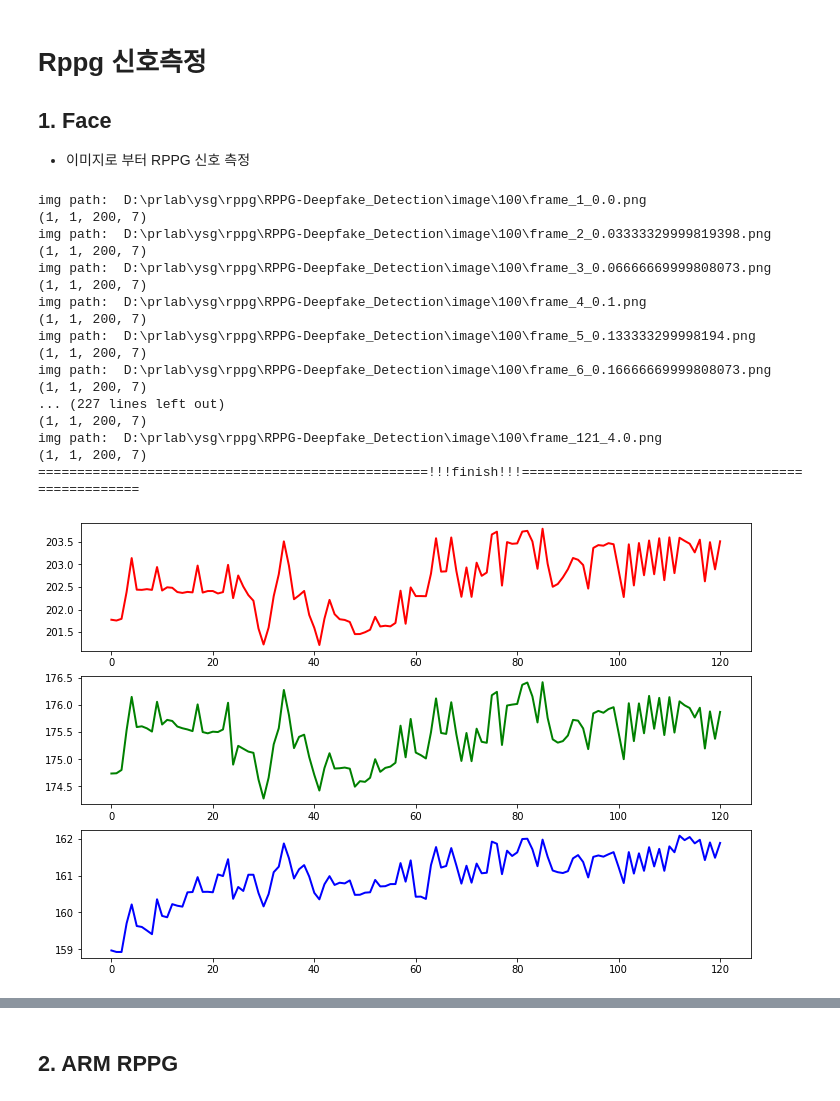
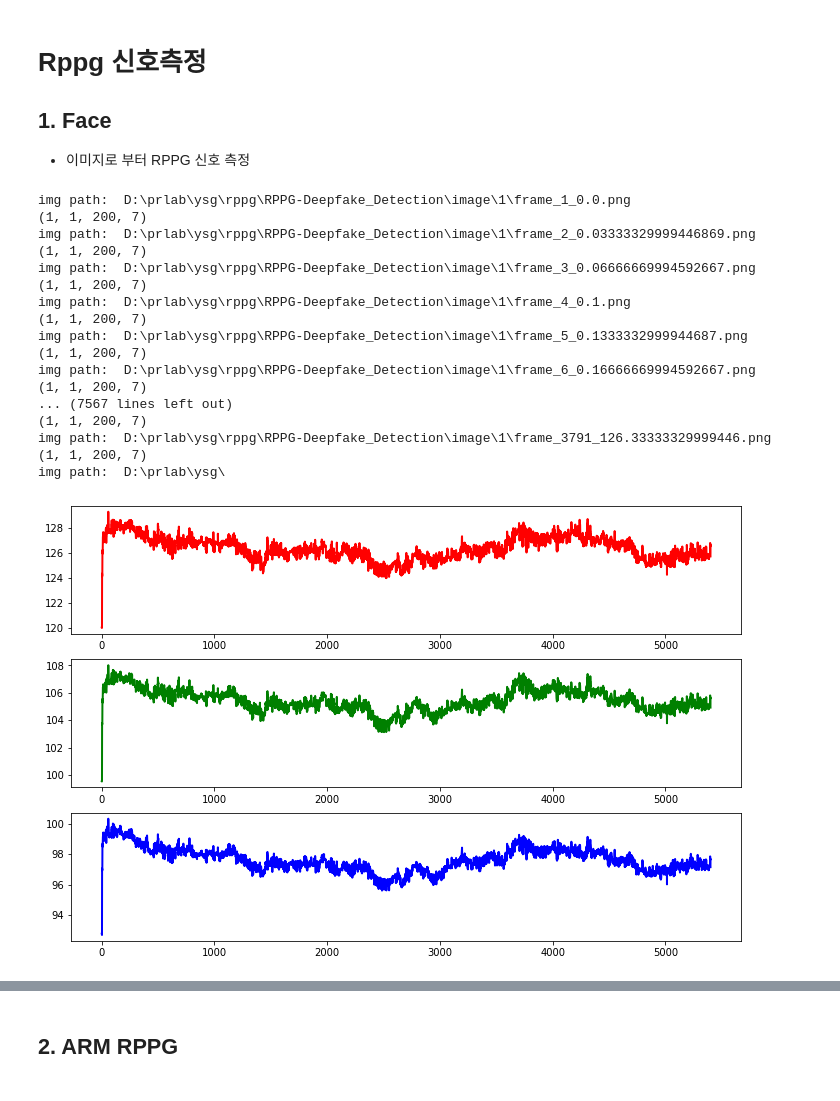
Before and after one commit to sugyeong-yu/RPPG-Deepfake_Detection, a Jupyter notebook: code/rPPG.ipynb, the cells around one changed output, grey strips where cells are left out. Saved outputs shown, nothing was run; the diff lists cells and outputs as text; code cells hidden in the pictures.

```diff
--- a/code/rPPG.ipynb
+++ b/code/rPPG.ipynb
@@ -82,8 +82,8 @@ group=[]
 #cap = cv2.VideoCapture(1) # 0: 내장캠 1: 외부캠
 #time.sleep(2)
 
-subject=0
-file_path="D:\\prlab\\ysg\\rppg\\RPPG-Deepfake_Detection\\image\\100\\"
+subject=1
+file_path="D:\\prlab\\ysg\\rppg\\RPPG-Deepfake_Detection\\image\\"+str(subject)+"\\"
 file_list=glob.glob(os.path.join(file_path,"*.png"))
 file_list = natsort.natsorted(file_list,reverse=False)
 
@@ -131,43 +131,43 @@ try:
         b_signal.append(b_mean)
 
         # 얼굴 검출 시각화하기
         cv2.rectangle(frame, (curr_bbox[0], curr_bbox[1]), (curr_bbox[2], curr_bbox[3]), (0,0,255), 2)
         cv2.imshow('frame', frame)
         if cv2.waitKey(1) == 27:
             break
 
 
 finally:
     cv2.destroyAllWindows()
     print("==================================================!!!finish!!!=================================================")
 
 plt.figure(figsize=(12, 8))
 plt.subplot(3,1,1)
 plt.plot(r_signal, 'r', linewidth=2)
 plt.subplot(3,1,2)
 plt.plot(g_signal, 'g', linewidth=2)
 plt.subplot(3,1,3)
 plt.plot(b_signal, 'b', linewidth=2)
 plt.show()
 # %% [output]
-img path:  D:\prlab\ysg\rppg\RPPG-Deepfake_Detection\image\100\frame_1_0.0.png
+img path:  D:\prlab\ysg\rppg\RPPG-Deepfake_Detection\image\1\frame_1_0.0.png
 (1, 1, 200, 7)
-img path:  D:\prlab\ysg\rppg\RPPG-Deepfake_Detection\image\100\frame_2_0.03333329999819398.png
+img path:  D:\prlab\ysg\rppg\RPPG-Deepfake_Detection\image\1\frame_2_0.03333329999446869.png
 (1, 1, 200, 7)
-img path:  D:\prlab\ysg\rppg\RPPG-Deepfake_Detection\image\100\frame_3_0.06666669999808073.png
+img path:  D:\prlab\ysg\rppg\RPPG-Deepfake_Detection\image\1\frame_3_0.06666669994592667.png
 (1, 1, 200, 7)
-img path:  D:\prlab\ysg\rppg\RPPG-Deepfake_Detection\image\100\frame_4_0.1.png
+img path:  D:\prlab\ysg\rppg\RPPG-Deepfake_Detection\image\1\frame_4_0.1.png
 (1, 1, 200, 7)
-img path:  D:\prlab\ysg\rppg\RPPG-Deepfake_Detection\image\100\frame_5_0.133333299998194.png
+img path:  D:\prlab\ysg\rppg\RPPG-Deepfake_Detection\image\1\frame_5_0.1333332999944687.png
 (1, 1, 200, 7)
-img path:  D:\prlab\ysg\rppg\RPPG-Deepfake_Detection\image\100\frame_6_0.16666669999808073.png
+img path:  D:\prlab\ysg\rppg\RPPG-Deepfake_Detection\image\1\frame_6_0.16666669994592667.png
 (1, 1, 200, 7)
-... (227 lines left out)
+... (7567 lines left out)
 (1, 1, 200, 7)
-img path:  D:\prlab\ysg\rppg\RPPG-Deepfake_Detection\image\100\frame_121_4.0.png
+img path:  D:\prlab\ysg\rppg\RPPG-Deepfake_Detection\image\1\frame_3791_126.33333329999446.png
 (1, 1, 200, 7)
-==================================================!!!finish!!!=================================================
+img path:  D:\prlab\ysg\
-[figure, old version]
+[figure, new version]
 # %%
 # CHROM 신호 추출
 # chrom이란 움직임에 더 강인하게 하는것.
```
Also changed, not shown: parts of 10 cells of this notebook, 2 other files.
